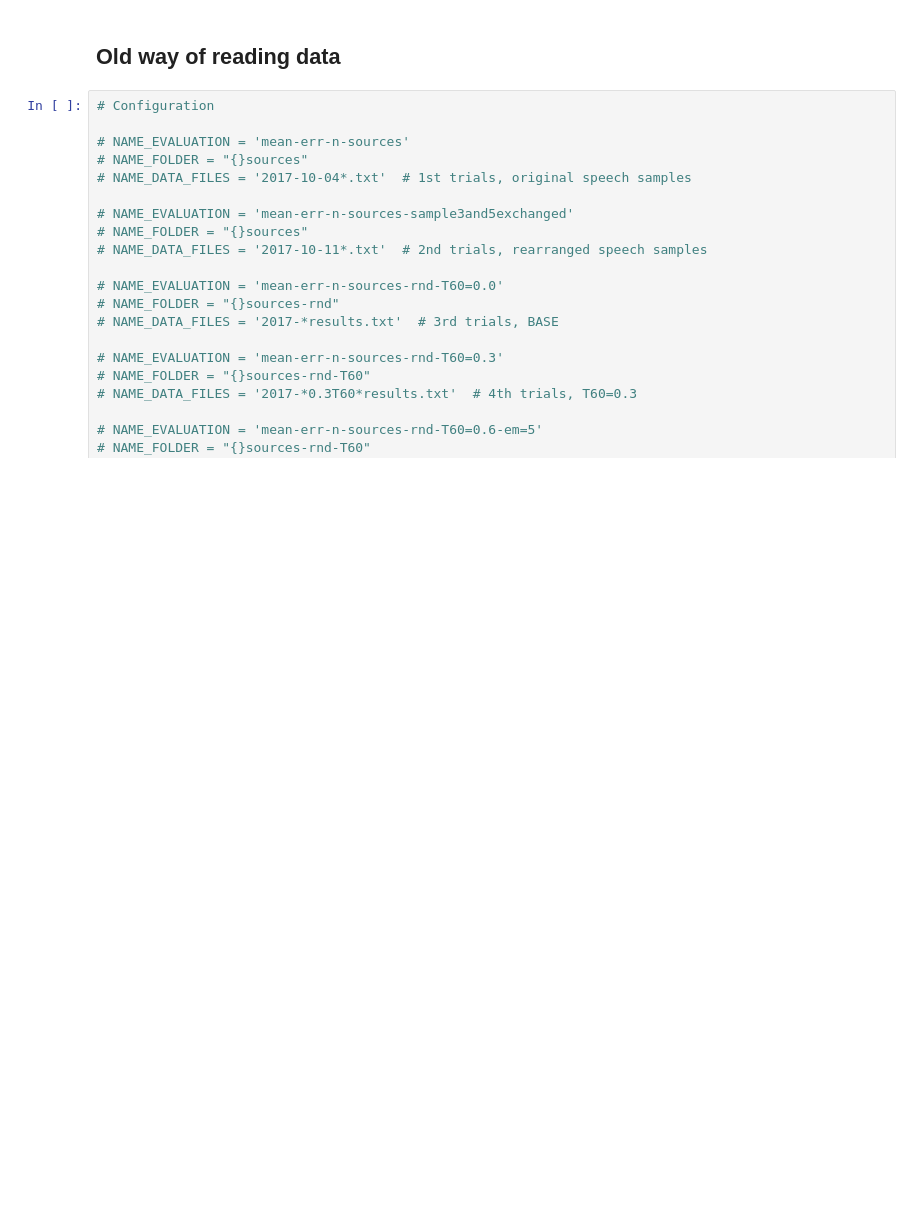
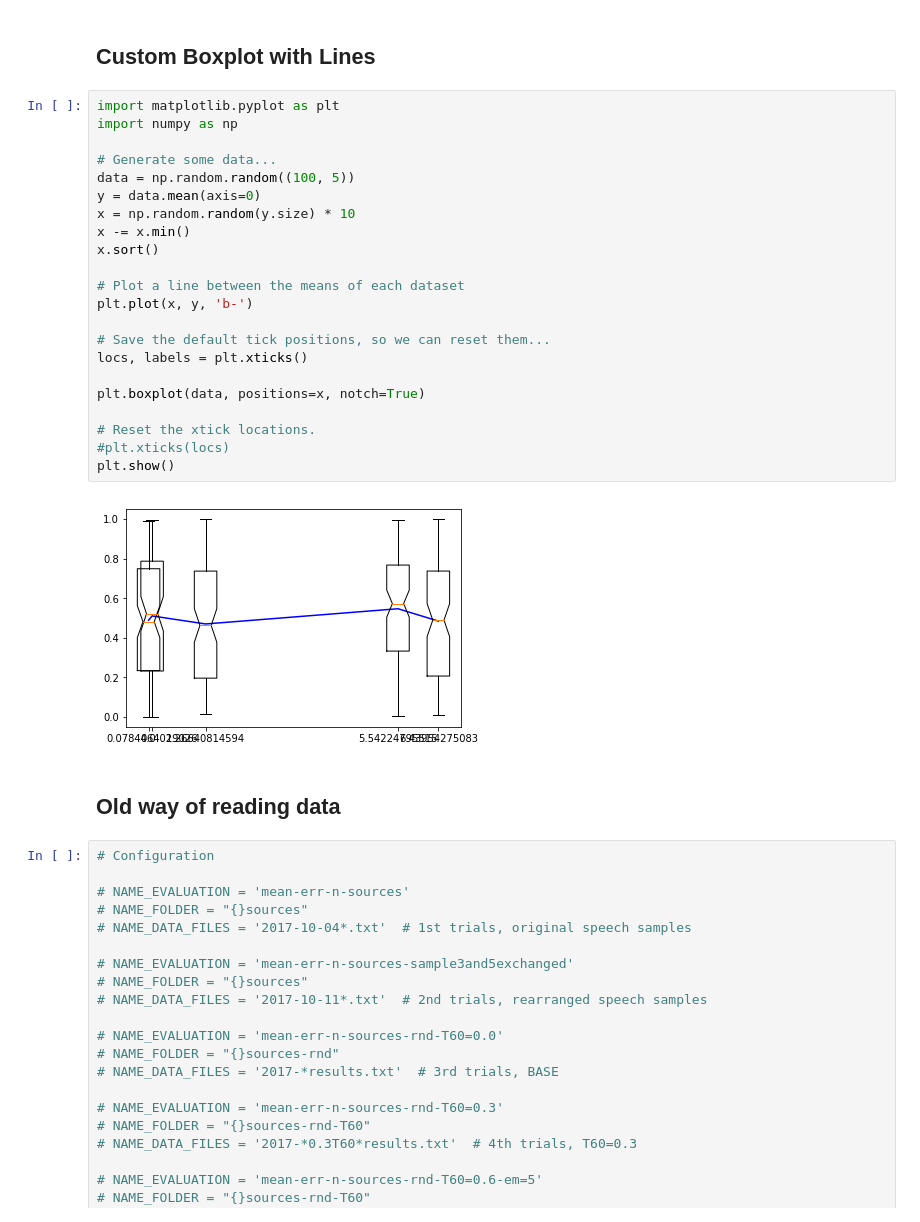
Before and after one commit to jannismain/fau-lnt-source-tracking-code, a Jupyter notebook: python/dump.ipynb, the cells around one changed output. Cells and saved outputs as stored; diff of their text form; blank space fills up the shorter version.

```diff
--- a/python/dump.ipynb
+++ b/python/dump.ipynb
@@ -1,3 +202,29 @@
+# %% [markdown]
+## Custom Boxplot with Lines
+# %%
+import matplotlib.pyplot as plt
+import numpy as np
+
+# Generate some data...
+data = np.random.random((100, 5))
+y = data.mean(axis=0)
+x = np.random.random(y.size) * 10
+x -= x.min()
+x.sort()
+
+# Plot a line between the means of each dataset
+plt.plot(x, y, 'b-')
+
+# Save the default tick positions, so we can reset them...
+locs, labels = plt.xticks()
+
+plt.boxplot(data, positions=x, notch=True)
+
+# Reset the xtick locations.
+#plt.xticks(locs)
+plt.show()
+# %% [output]
+[figure, added]
 # %% [markdown]
 ## Old way of reading data
 # %%
```
Also changed, not shown: parts of 4 cells of this notebook, 44 other files.
